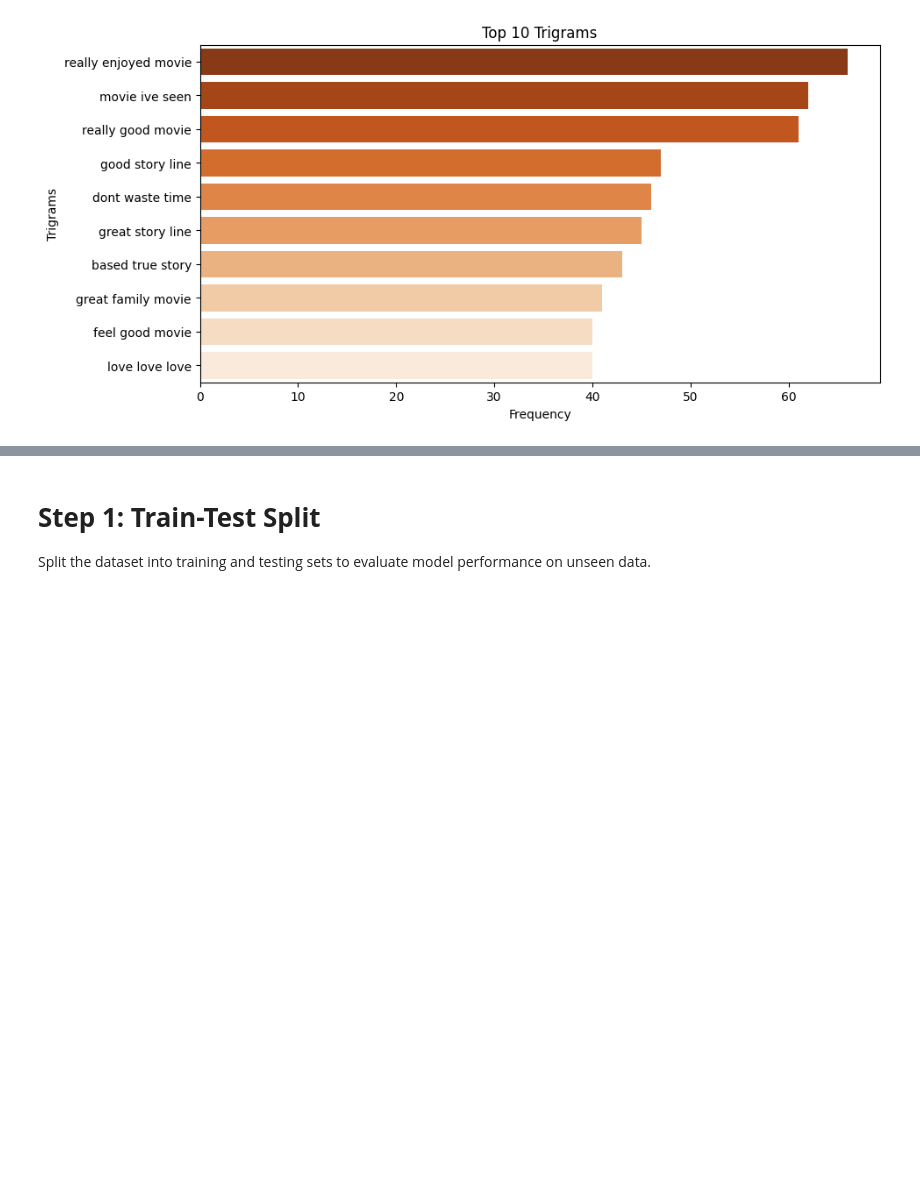
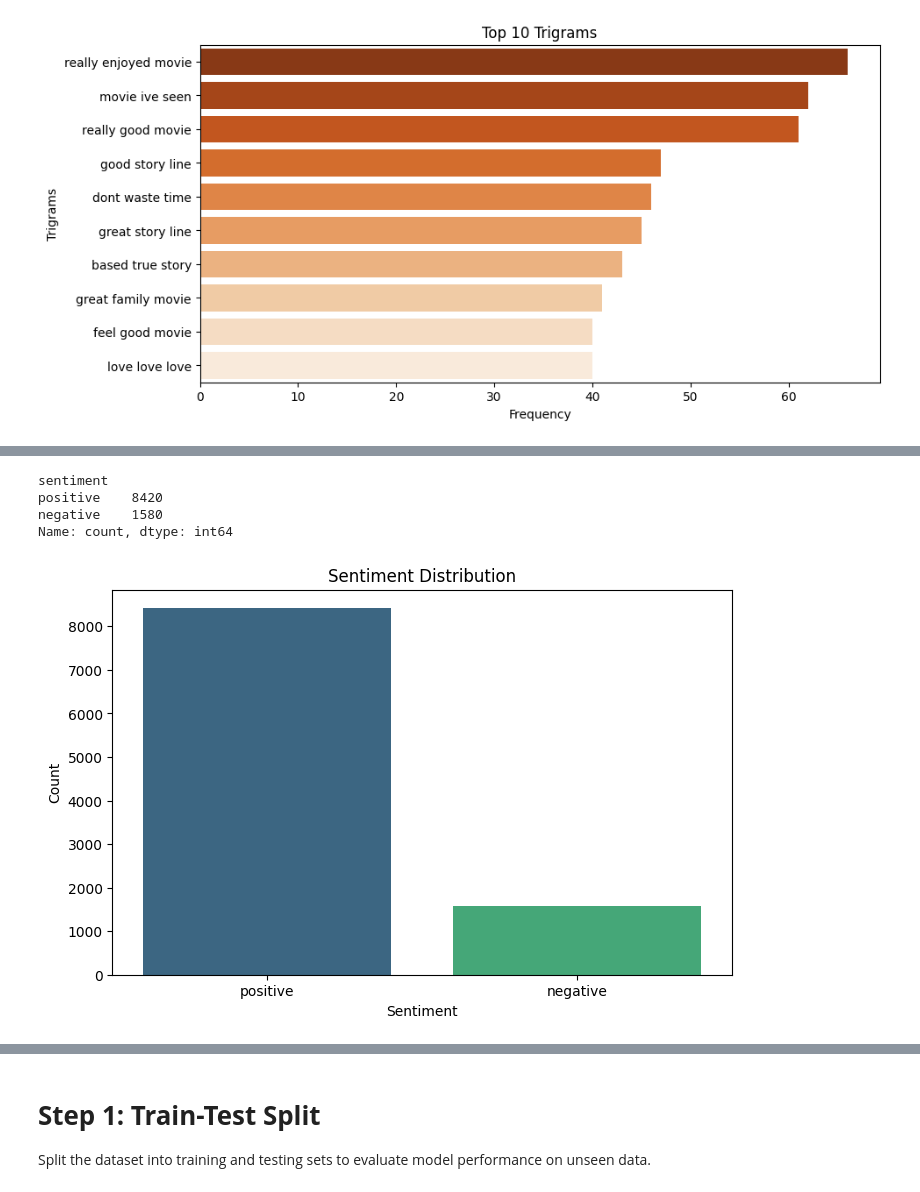
Before and after one commit to WambuiMunene/Grp_1_Capstone-Project, a Jupyter notebook: Edwin2.ipynb, the cells around one changed output, grey strips where cells are left out. Saved outputs shown, nothing was run; the diff lists cells and outputs as text; code cells hidden in the pictures; blank space fills up the shorter version.

```diff
--- a/Edwin2.ipynb
+++ b/Edwin2.ipynb
@@ -475,3 +466,26 @@ ValueError: Image size of 578x124601 pixels is too large. It must be less than 2
+# %%
+import pandas as pd
+import matplotlib.pyplot as plt
+
+# Assuming p_movies is your DataFrame
+top_n = 10000  # Adjust this number as needed
+value_counts = p_movies['text'].value_counts().head(top_n)
+
+# Determine the minimum count among the top N classes
+min_count = value_counts.min()
+
+# Undersample the majority classes
+bal_pmovies = pd.concat([
+    p_movies[p_movies['text'] == label].sample(min_count, random_state=42)
+    for label in value_counts.index
+])
+
+# # Plot the balanced class distribution
+# bal_pmovies['text'].value_counts().plot(kind='bar', color=['blue', 'orange'])
+# plt.title('Balanced Class Distribution (Top 20)')
+# plt.xlabel('Sentiment')
+# plt.ylabel('Count')
+# plt.show()
 # %% [markdown]
 ### **4. N-Gram Analysis**
 #### **Examines common bigrams and trigrams to identify frequent phrases.**
@@ -530,3 +544,7 @@ p_movies['sentiment'] = p_movies['rating'].apply(lambda x: 'positive' if x >= 4
+# %%
+# Define sentiment based on rating
+# Define sentiment based on rating
+bal_pmovies['sentiment'] = bal_pmovies['rating'].apply(lambda x: 'positive' if x >= 3 else 'negative')
 # %%
 # Check sentiment distribution
 print(p_movies['sentiment'].value_counts())
@@ -548,3 +565,20 @@ Name: count, dtype: int64
+# %%
+# Check sentiment distribution
+print(bal_pmovies['sentiment'].value_counts())
+
+# Visualize sentiment distribution
+plt.figure(figsize=(8, 5))
+sns.countplot(x='sentiment', data=bal_pmovies, palette='viridis')
+plt.title('Sentiment Distribution')
+plt.xlabel('Sentiment')
+plt.ylabel('Count')
+plt.show()
+# %% [output]
+sentiment
+positive    8420
+negative    1580
+Name: count, dtype: int64
+[figure, added]
 # %%
 p_movies.head()
 # %% [output]
```
Also changed, not shown: parts of 12 cells of this notebook.
